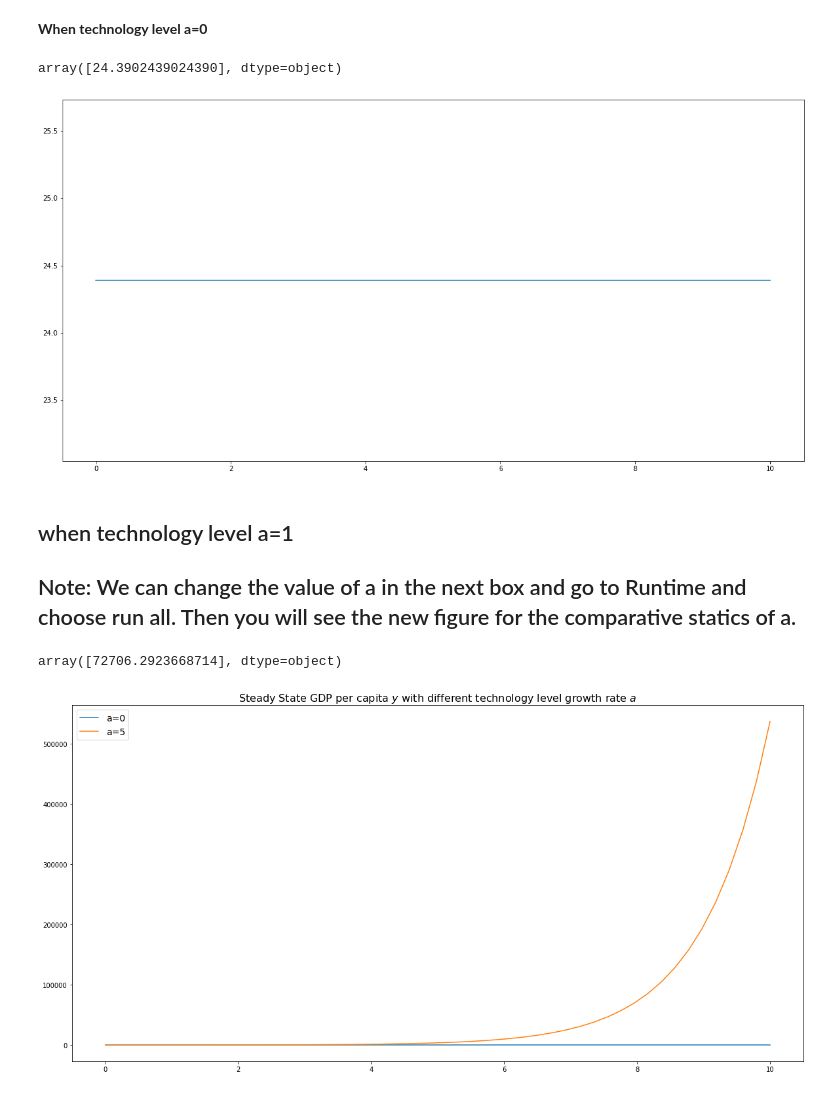
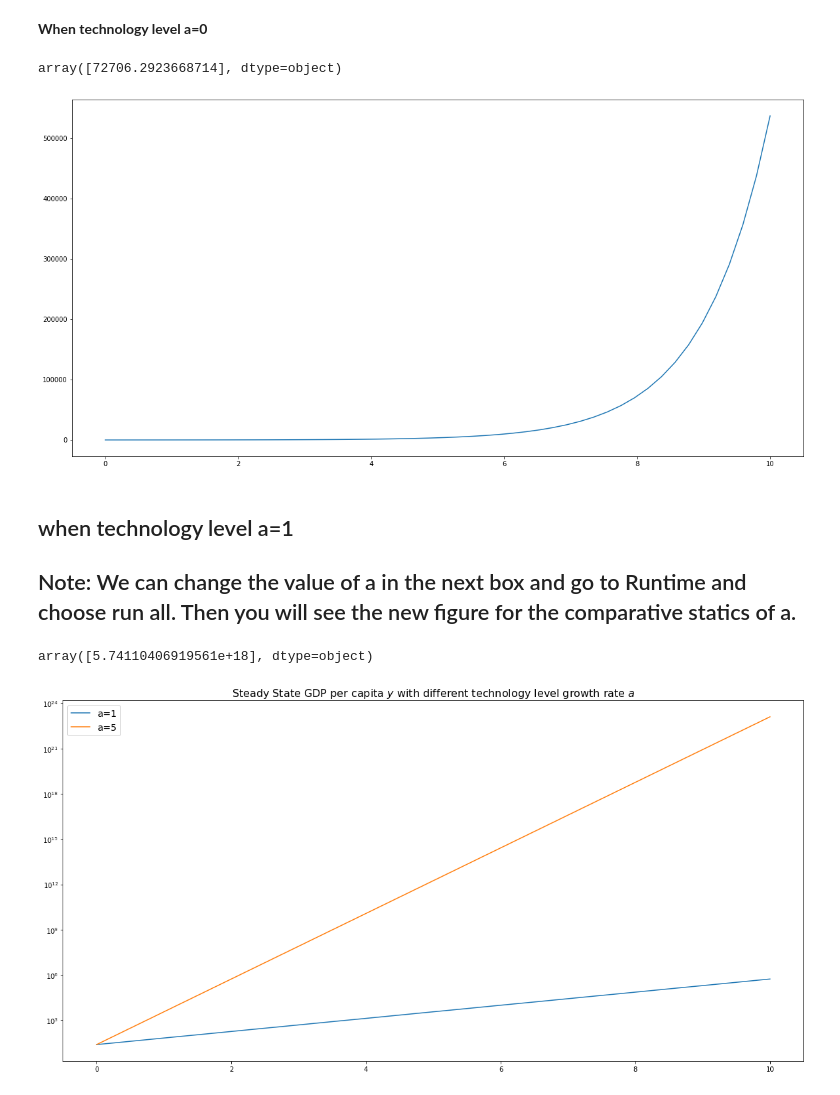
Before and after one commit to YenchingWang/DKU_Econ204, a Jupyter notebook: “Yenching_Wang_Econ_204_EconomicGrowth_Tuesday_ipynb”.ipynb, the cells around one changed output. Cells and saved outputs as stored; diff of their text form; code cells hidden in the pictures.

```diff
--- a/“Yenching_Wang_Econ_204_EconomicGrowth_Tuesday_ipynb”.ipynb
+++ b/“Yenching_Wang_Econ_204_EconomicGrowth_Tuesday_ipynb”.ipynb
@@ -21,7 +21,7 @@ s = 0.5
 delta = 0.1
 n=2
 A=10
-L0=100
+L0=1000
 K0=100
 # %%
 k0=K0/L0
@@ -188,7 +188,7 @@ y1 =y(t)
 # %%
 y(8)
 # %% [output]
-array([24.3902439024390], dtype=object)
+array([72706.2923668714], dtype=object)
 # %%
 ### plot the function
 import matplotlib.pyplot as plt
@@ -197,7 +197,7 @@ fig= plt.figure(figsize=(20,10))
 plt.plot(t, y1)
 plt.show()
 # %% [output]
-[figure, old version]
+[figure, new version]
 # %% [markdown]
 ## when technology level a=1
 
@@ -211,15 +211,16 @@ y2 =y(t)
 # %%
 y(8)
 # %% [output]
-array([72706.2923668714], dtype=object)
+array([5.74110406919561e+18], dtype=object)
 # %%
 ### plot the function
 import matplotlib.pyplot as plt
 fig= plt.figure(figsize=(20,10))
-plt.plot(t,y1,label='a=0')
+plt.plot(t,y1,label='a=1')
 plt.plot(t,y2,label="a=5")
 plt.legend (fontsize=14)
+plt.yscale("log")
 plt.title("Steady State GDP per capita $y$ with different technology level growth rate $a$",fontsize=16)
 plt.show()
 # %% [output]
-[figure, old version]
+[figure, new version]
```
Also changed, not shown: parts of 8 cells of this notebook.
